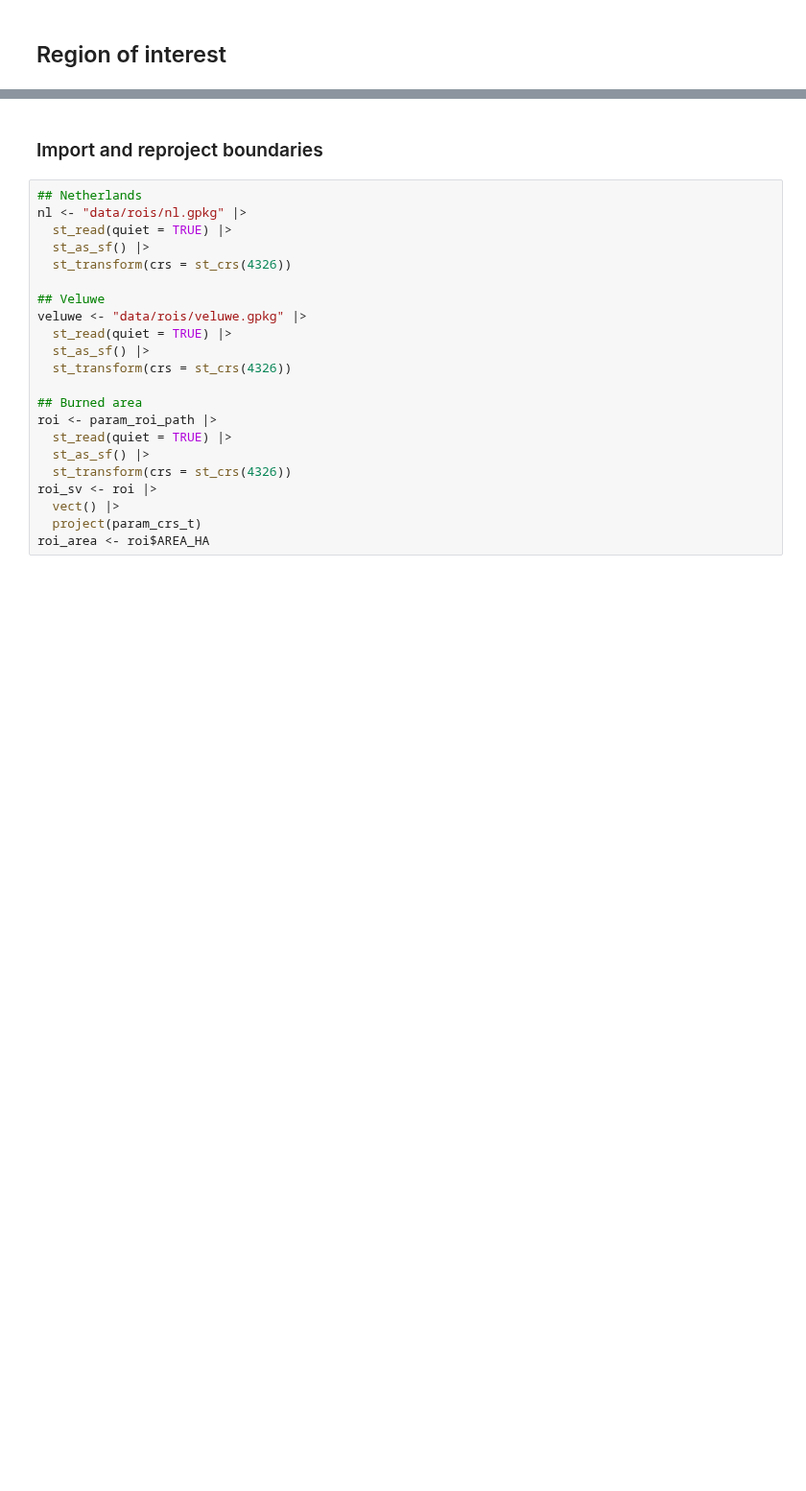
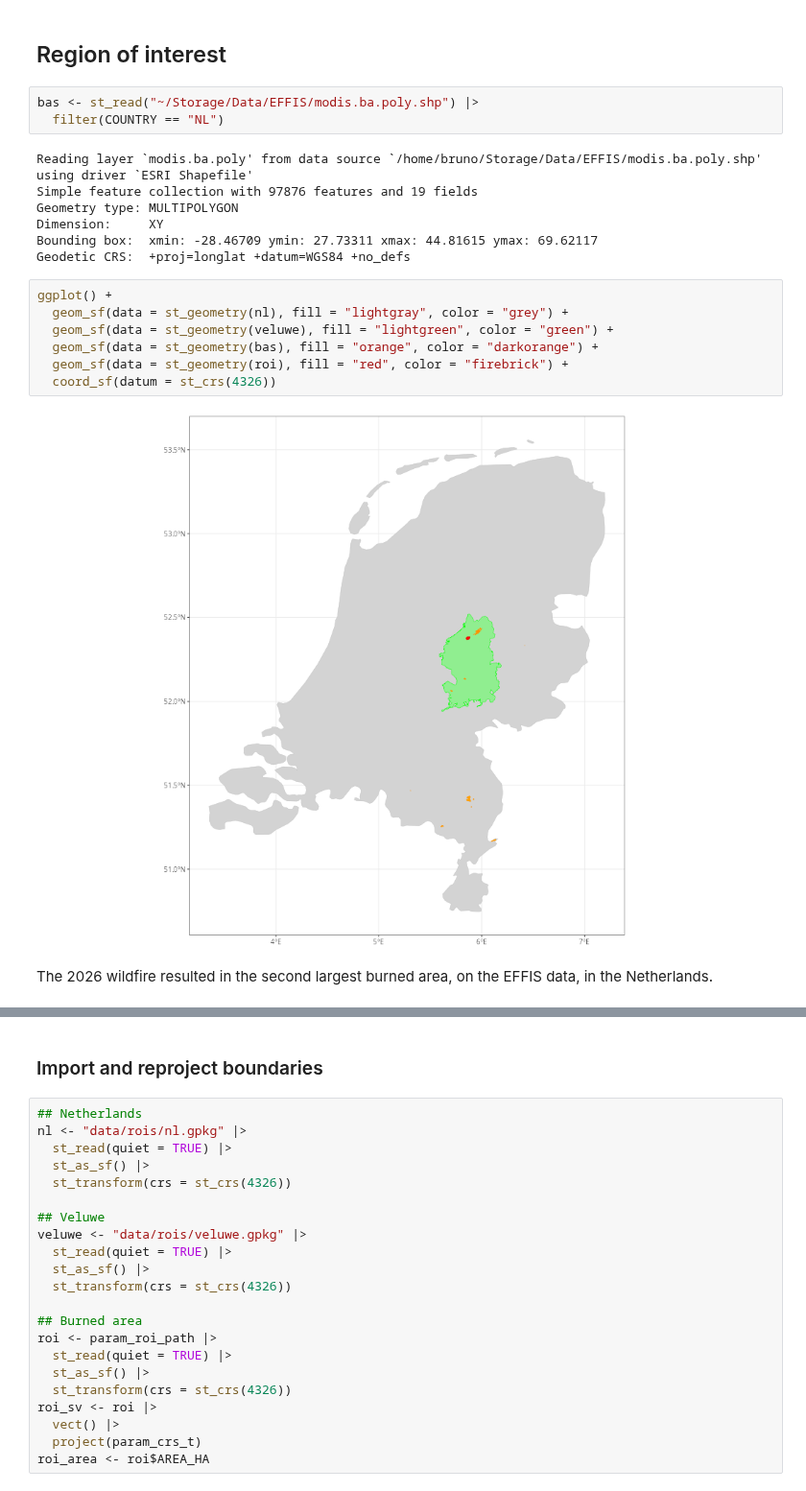
Before and after one commit to LTER-LIFE/vl-geospatial-toolbox, a Jupyter notebook: wildfire_veluwe2026.ipynb, the cells around one changed output, grey strips where cells are left out. Shown at 96% size. Saved outputs shown, nothing was run; the diff lists cells and outputs as text; blank space fills up the shorter version.

Commit message:
Added a section for burned area history

```diff
--- a/wildfire_veluwe2026.ipynb
+++ b/wildfire_veluwe2026.ipynb
@@ -143,3 +132,24 @@ param_dir_out <- tempdir()
 if (!dir.exists(param_dir_out)) dir.create(param_dir_out)
 # %% [markdown]
 ## Region of interest
+# %%
+bas <- st_read("~/Storage/Data/EFFIS/modis.ba.poly.shp") |>
+  filter(COUNTRY == "NL")
+# %% [output]
+Reading layer `modis.ba.poly' from data source `/home/bruno/Storage/Data/EFFIS/modis.ba.poly.shp' using driver `ESRI Shapefile'
+Simple feature collection with 97876 features and 19 fields
+Geometry type: MULTIPOLYGON
+Dimension:     XY
+Bounding box:  xmin: -28.46709 ymin: 27.73311 xmax: 44.81615 ymax: 69.62117
+Geodetic CRS:  +proj=longlat +datum=WGS84 +no_defs
+# %%
+ggplot() +
+  geom_sf(data = st_geometry(nl), fill = "lightgray", color = "grey") +
+  geom_sf(data = st_geometry(veluwe), fill = "lightgreen", color = "green") +
+  geom_sf(data = st_geometry(bas), fill = "orange", color = "darkorange") +
+  geom_sf(data = st_geometry(roi), fill = "red", color = "firebrick") +
+  coord_sf(datum = st_crs(4326))
+# %% [output]
+[figure, added]
+# %% [markdown]
+The 2026 wildfire resulted in the second largest burned area, on the EFFIS data, in the Netherlands.
```
Also changed, not shown: parts of 10 cells of this notebook, 2 other files.
